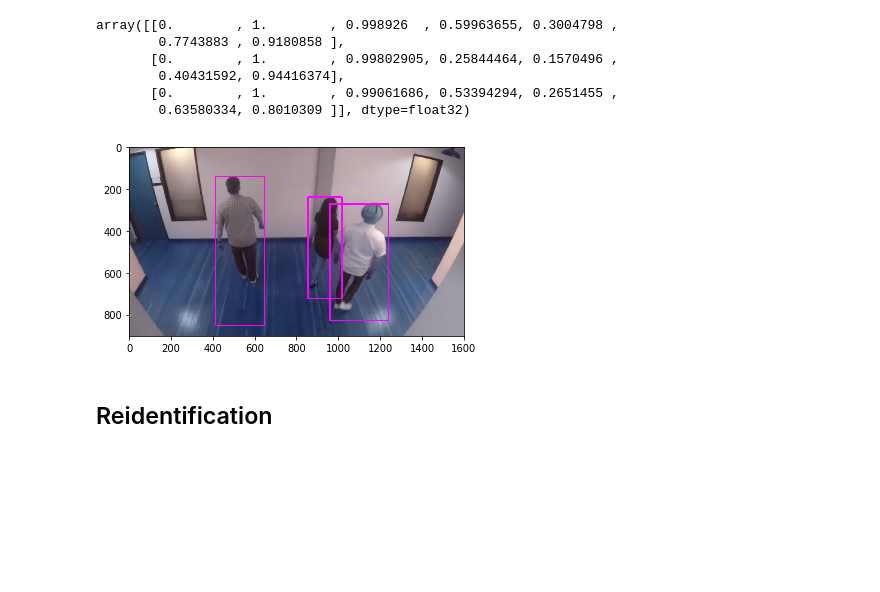
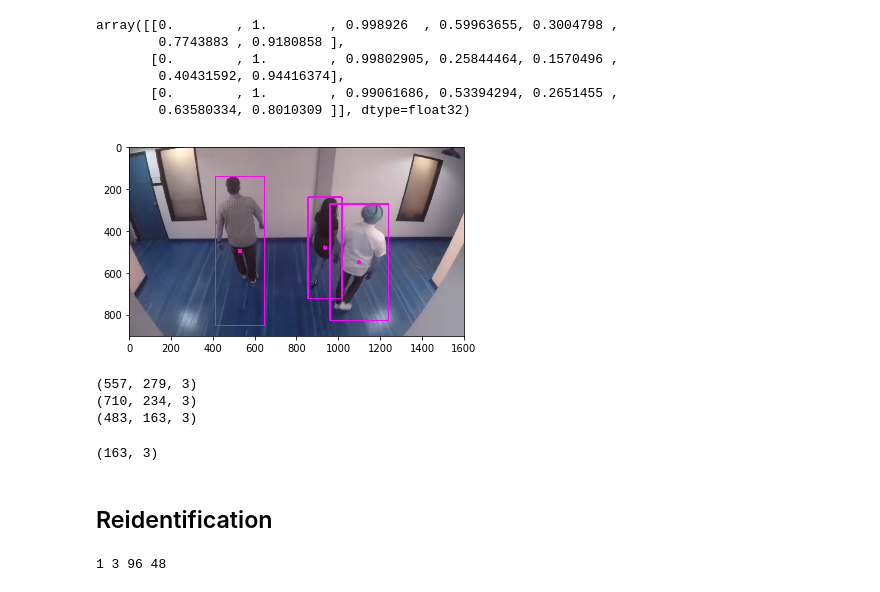
Before and after one commit to BenedictusAryo/practice_opencv, a Jupyter notebook: test_openvino/people_tracking/Research Model.ipynb, the cells around one changed output. Drawn from its saved outputs; the diff is of its cells as text; code cells hidden in the pictures; blank space fills up the shorter version.

```diff
--- a/test_openvino/people_tracking/Research Model.ipynb
+++ b/test_openvino/people_tracking/Research Model.ipynb
@@ -27,7 +37,7 @@ def load_model(plugin, model, weights):
     exec_net = plugin.load(network=net)
     return net, exec_net
 
-def preprocessing(n, c, h, w):
+def preprocessing(n, c, h, w, image):
     """
     Image Preprocessing steps, to match image
     with Input Neural nets
@@ -52,14 +62,14 @@ net.outputs['detection_out'].shape
 # %% [output]
 [1, 1, 200, 7]
 # %%
-image = cv.imread('test_image.png')
+image = cv.imread('test_image1.png')
 plt.imshow(image[...,::-1]);
 print(image.shape)
 # %% [output]
 (902, 1601, 3)
 [figure]
 # %%
-blob = preprocessing(n,c,h,w)
+blob = preprocessing(n,c,h,w, image)
 req_handle = exec_net.start_async(0, {input_net:blob})
 # %%
 status = req_handle.wait()
@@ -77,18 +87,34 @@ array([[0.        , 1.        , 0.998926  , 0.59963655, 0.3004798 ,
        [0.        , 1.        , 0.99061686, 0.53394294, 0.2651455 ,
         0.63580334, 0.8010309 ]], dtype=float32)
 # %%
+person_db = []
 for detection in res[0][0]:
     confidence = detection[2]
     xmin = int(detection[3] * image.shape[1])
     ymin = int(detection[4] * image.shape[0])
     xmax = int(detection[5] * image.shape[1])
     ymax = int(detection[6] * image.shape[0])
     if confidence > 0.9:
         cv.rectangle(image, (xmin, ymin), (xmax, ymax), (255,0,255), 5)
+        crop_person = image[ymin:ymax, xmin:xmax]
+        person_db.append(crop_person)
+        centroid = (int(xmin + ((xmax - xmin)/2)), int(ymin + ((ymax-ymin)/2)))
+        cv.circle(image, centroid, 5, (255,0,255), 10)
 
 
 plt.imshow(image);
 # %% [output]
-[figure, old version]
+[figure, new version]
+# %%
+for i in person_db:
+    print(i.shape)
+# %% [output]
+(557, 279, 3)
+(710, 234, 3)
+(483, 163, 3)
+# %%
+crop_person[2].shape
+# %% [output]
+(163, 3)
 # %% [markdown]
 ## Reidentification
@@ -94,0 +126,8 @@ plt.imshow(image);
+# %%
+input_net = 'data'
+output_net = 'ip_reid'
+
+n,c,h,w = reid_net.inputs[input_net].shape
+print(n, c, h, w)
+# %% [output]
+1 3 96 48
```
Also changed, not shown: parts of 6 cells of this notebook, 1 other file.
